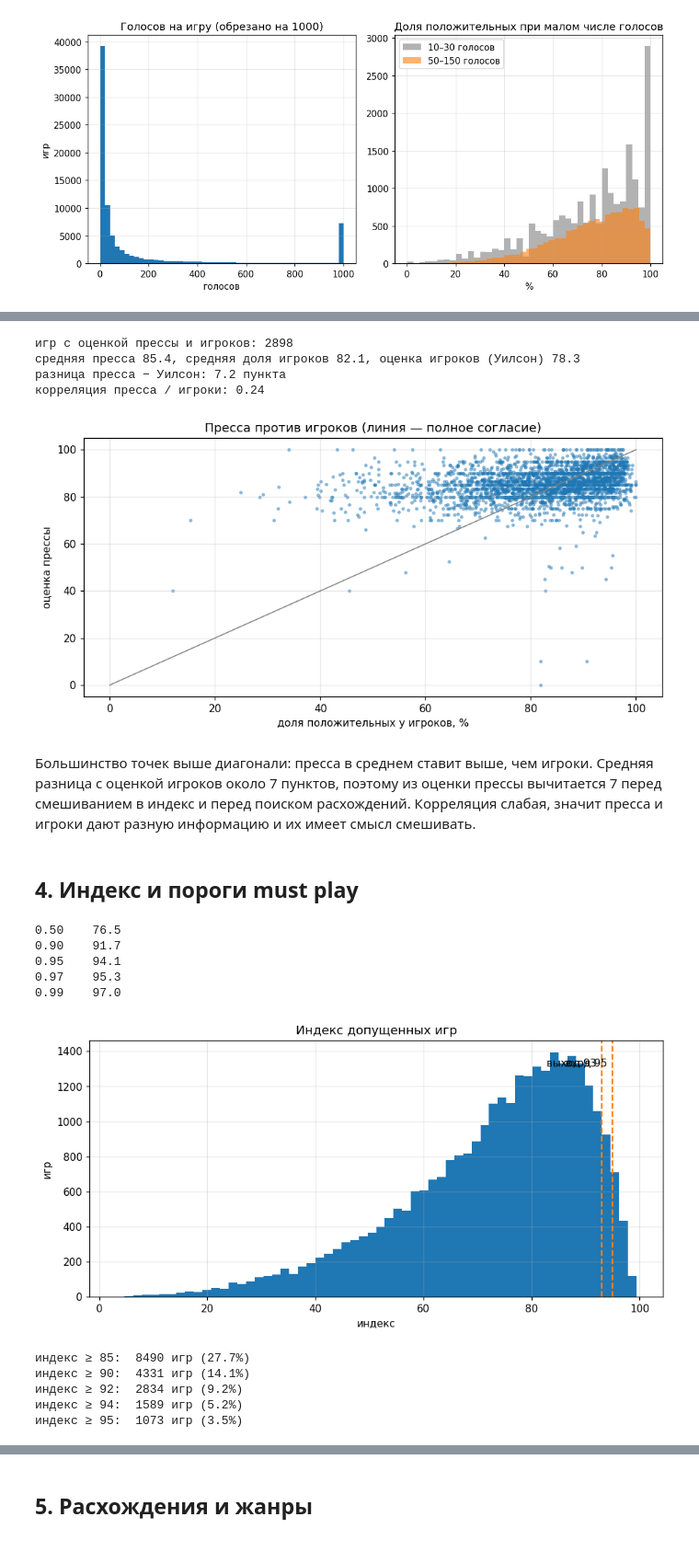
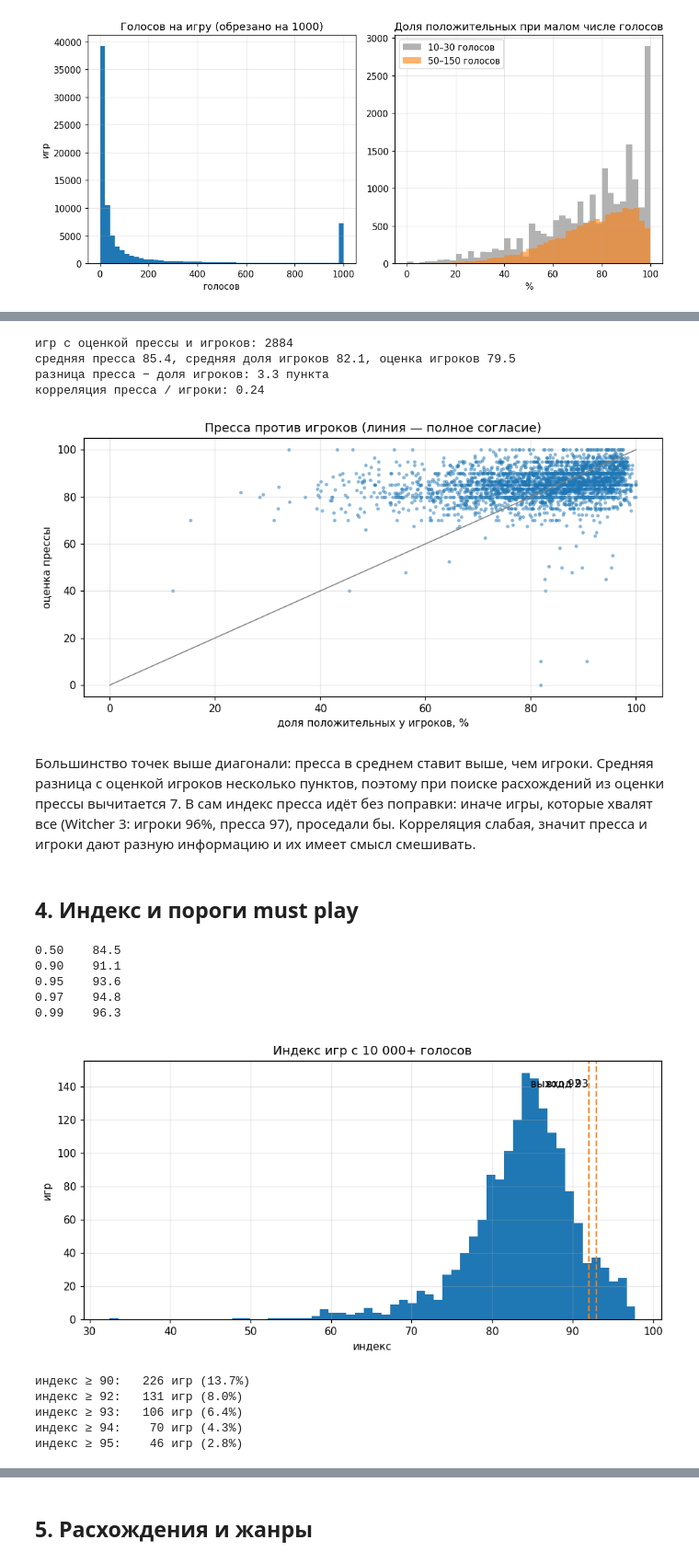
Before and after one commit to imkholodkov/must-play, a Jupyter notebook: ml/notebooks/eda.ipynb, the cells around one changed output, grey strips where cells are left out. Shown at 92% size. Cells and saved outputs as stored; diff of their text form; code cells hidden in the pictures.

```diff
--- a/ml/notebooks/eda.ipynb
+++ b/ml/notebooks/eda.ipynb
@@ -121,9 +122,9 @@ both = sql("""
 print(f"игр с оценкой прессы и игроков: {len(both)}")
 print(
     f"средняя пресса {both.press.mean():.1f}, средняя доля игроков {both.players.mean():.1f}, "
-    f"оценка игроков (Уилсон) {both.player_score.mean():.1f}"
+    f"оценка игроков {both.player_score.mean():.1f}"
 )
-print(f"разница пресса − Уилсон: {(both.press - both.player_score).mean():.1f} пункта")
+print(f"разница пресса − доля игроков: {(both.press - both.players).mean():.1f} пункта")
 print(f"корреляция пресса / игроки: {both.press.corr(both.players):.2f}")
 
 plt.scatter(both.players, both.press, s=6, alpha=0.4)
@@ -133,43 +134,47 @@ plt.xlabel("доля положительных у игроков, %")
 plt.ylabel("оценка прессы")
 plt.show()
 # %% [output]
-игр с оценкой прессы и игроков: 2898
-средняя пресса 85.4, средняя доля игроков 82.1, оценка игроков (Уилсон) 78.3
-разница пресса − Уилсон: 7.2 пункта
+игр с оценкой прессы и игроков: 2884
+средняя пресса 85.4, средняя доля игроков 82.1, оценка игроков 79.5
+разница пресса − доля игроков: 3.3 пункта
 корреляция пресса / игроки: 0.24
 [figure]
 # %% [markdown]
 Большинство точек выше диагонали: пресса в среднем ставит выше, чем игроки. Средняя разница с оценкой
-игроков около 7 пунктов, поэтому из оценки прессы вычитается 7 перед смешиванием в индекс и перед поиском
-расхождений. Корреляция слабая, значит пресса и игроки дают разную информацию и их имеет смысл смешивать.
+игроков несколько пунктов, поэтому при поиске расхождений из оценки прессы вычитается 7. В сам индекс пресса
+идёт без поправки: иначе игры, которые хвалят все (Witcher 3: игроки 96%, пресса 97), проседали бы.
+Корреляция слабая, значит пресса и игроки дают разную информацию и их имеет смысл смешивать.
 # %% [markdown]
 ## 4. Индекс и пороги must play
 # %%
-index = sql("select index_score from game_scores where is_eligible")["index_score"]
+index = sql("""
+    select s.index_score from game_scores s join games g using (app_id)
+    where s.is_eligible and g.positive + g.negative >= 10000
+""")["index_score"]
 quantiles = index.quantile([0.5, 0.9, 0.95, 0.97, 0.99]).round(1)
 print(quantiles.to_string())
 
 plt.hist(index, bins=60)
-for value, label in ((95, "вход 95"), (93, "выход 93")):
+for value, label in ((93, "вход 93"), (92, "выход 92")):
     plt.axvline(value, color="tab:orange", ls="--")
     plt.text(value - 1, plt.ylim()[1] * 0.9, label, ha="right")
-plt.title("Индекс допущенных игр")
+plt.title("Индекс игр с 10 000+ голосов")
 plt.xlabel("индекс")
 plt.ylabel("игр")
 plt.show()
 
-for threshold in (85, 90, 92, 94, 95):
+for threshold in (90, 92, 93, 94, 95):
     print(f"индекс ≥ {threshold}: {(index >= threshold).sum():>5} игр ({(index >= threshold).mean():.1%})")
 # %% [output]
-0.50    76.5
-0.90    91.7
-0.95    94.1
-0.97    95.3
-0.99    97.0
+0.50    84.5
+0.90    91.1
+0.95    93.6
+0.97    94.8
+0.99    96.3
-[figure, old version]
+[figure, new version]
-индекс ≥ 85:  8490 игр (27.7%)
-индекс ≥ 90:  4331 игр (14.1%)
-индекс ≥ 92:  2834 игр (9.2%)
-индекс ≥ 94:  1589 игр (5.2%)
-индекс ≥ 95:  1073 игр (3.5%)
+индекс ≥ 90:   226 игр (13.7%)
+индекс ≥ 92:   131 игр (8.0%)
+индекс ≥ 93:   106 игр (6.4%)
+индекс ≥ 94:    70 игр (4.3%)
+индекс ≥ 95:    46 игр (2.8%)
 # %% [markdown]
```
Also changed, not shown: parts of 13 cells of this notebook, 8 other files.
